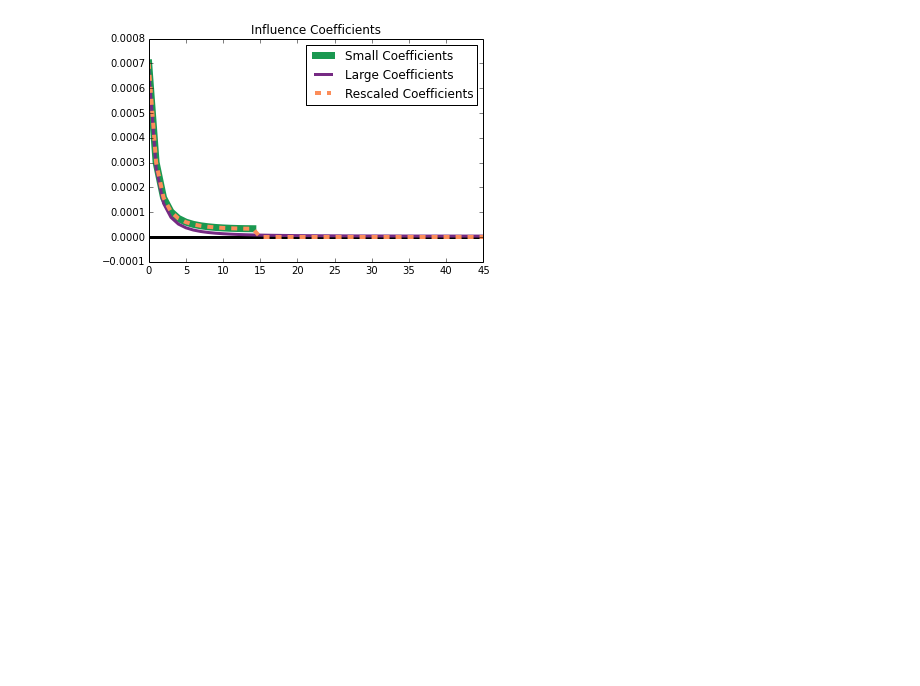
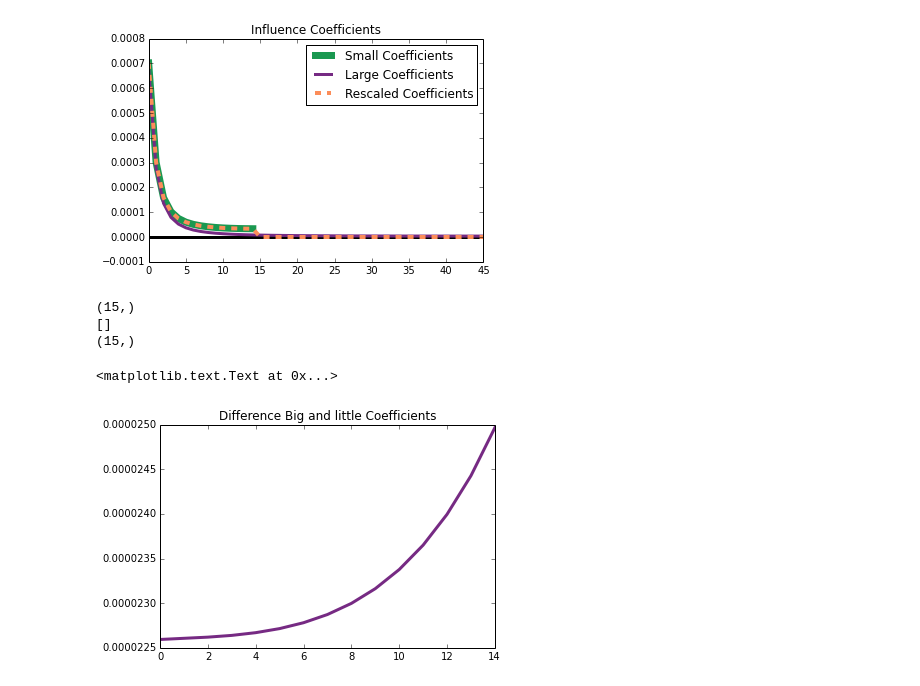
Before and after one commit to davidbrough1/pymks, a Jupyter notebook: notebooks/rescaling_coeff_binary_material.ipynb, the cells around one changed output. Drawn from its saved outputs; the diff is of its cells as text; code cells hidden in the pictures; blank space fills up the shorter version.

```diff
--- a/notebooks/rescaling_coeff_binary_material.ipynb
+++ b/notebooks/rescaling_coeff_binary_material.ipynb
@@ -257,3 +254,17 @@ plt.legend()
 93
 <matplotlib.legend.Legend at 0x...>
 [figure]
+# %%
+print coeff_resize[((Qp + 1) / 2):(((Qp + 1) / 2) + ((Lp - 1) / 2)), ((Qp - 1) / 2), 0].shape
+print coeff_resize[((Qp + 1) / 2):, ((Qp - 1) / 2):((Lp - 1) / 2), 0]
+print x_small.shape
+
+plt.plot(x_small, coeff_resize[((Qp + 1) / 2):(((Qp + 1) / 2) + ((Lp - 1) / 2)), ((Qp - 1) / 2), 0] \
+         - coeff_big[((Qp + 1) / 2):(((Qp + 1) / 2) + ((Lp - 1) / 2)), ((Qp - 1) / 2), 0], color='#762a83', linewidth=3, label='Large Coefficients')
+plt.title('Difference Big and little Coefficients')
+# %% [output]
+(15,)
+[]
+(15,)
+<matplotlib.text.Text at 0x...>
+[figure, added]
```
Also changed, not shown: parts of 3 cells of this notebook.
